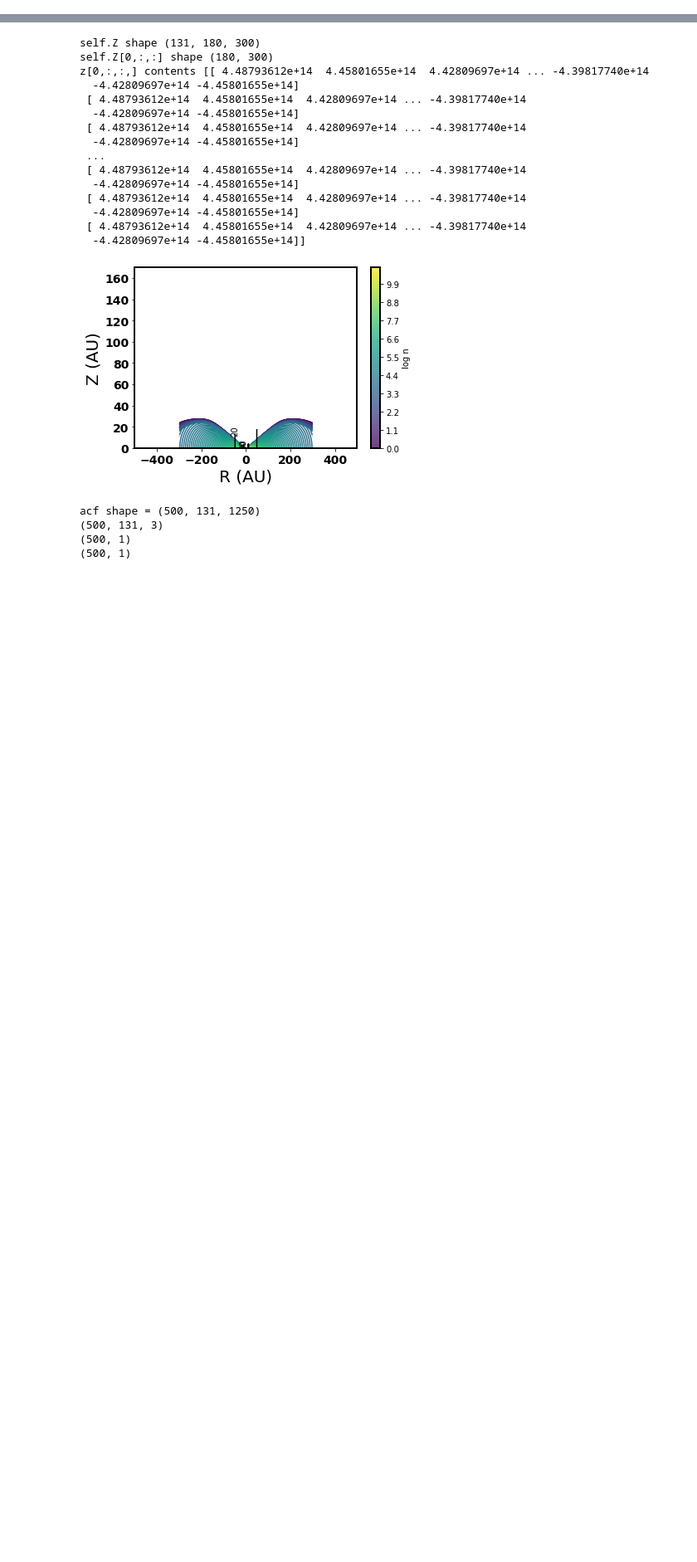
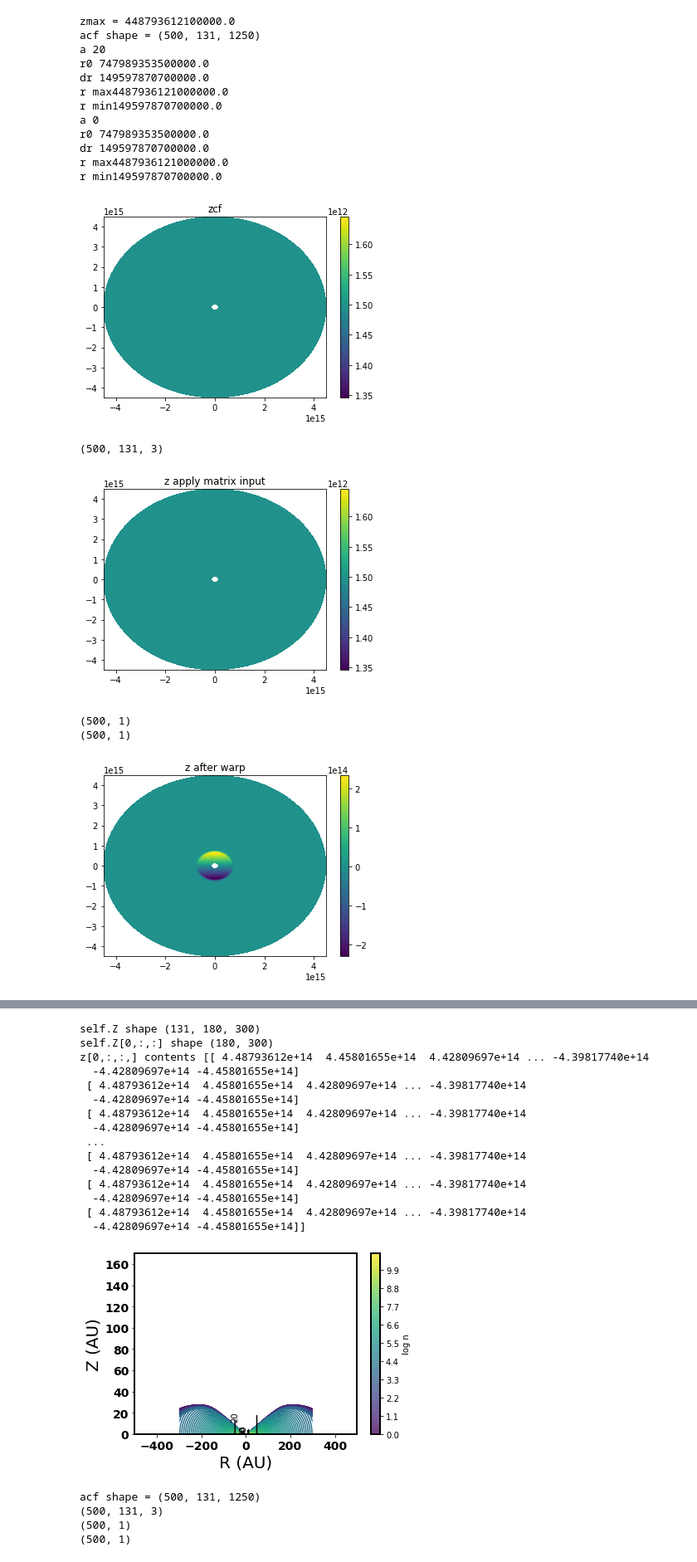
Before and after one commit to theochawla/49ceti_warpmodel, a Jupyter notebook: Warp/testing_code.ipynb, the cells around one changed output, grey strips where cells are left out. Shown at 83% size. Drawn from its saved outputs; the diff is of its cells as text; code cells hidden in the pictures; blank space fills up the shorter version.

```diff
--- a/Warp/testing_code.ipynb
+++ b/Warp/testing_code.ipynb
@@ -5,0 +34,21 @@ import numpy as np
+# %%
+y=mine.Disk(Tmid0=14, sigbound=[1e-3,np.inf],zmax=30, McoG=1e-4, Aout=300.,incl=85, w_i=20, w_r0=150,w_dr=10,w_pa=0)
+# %% [output]
+zmax = 448793612100000.0
+acf shape = (500, 131, 1250)
+a 20
+r0 747989353500000.0
+dr 149597870700000.0
+r max4487936121000000.0
+r min149597870700000.0
+a 0
+r0 747989353500000.0
+dr 149597870700000.0
+r max4487936121000000.0
+r min149597870700000.0
+[figure, added]
+(500, 131, 3)
+[figure, added]
+(500, 1)
+(500, 1)
+[figure, added]
```
Also changed, not shown: parts of 11 cells of this notebook, 19 other files.
